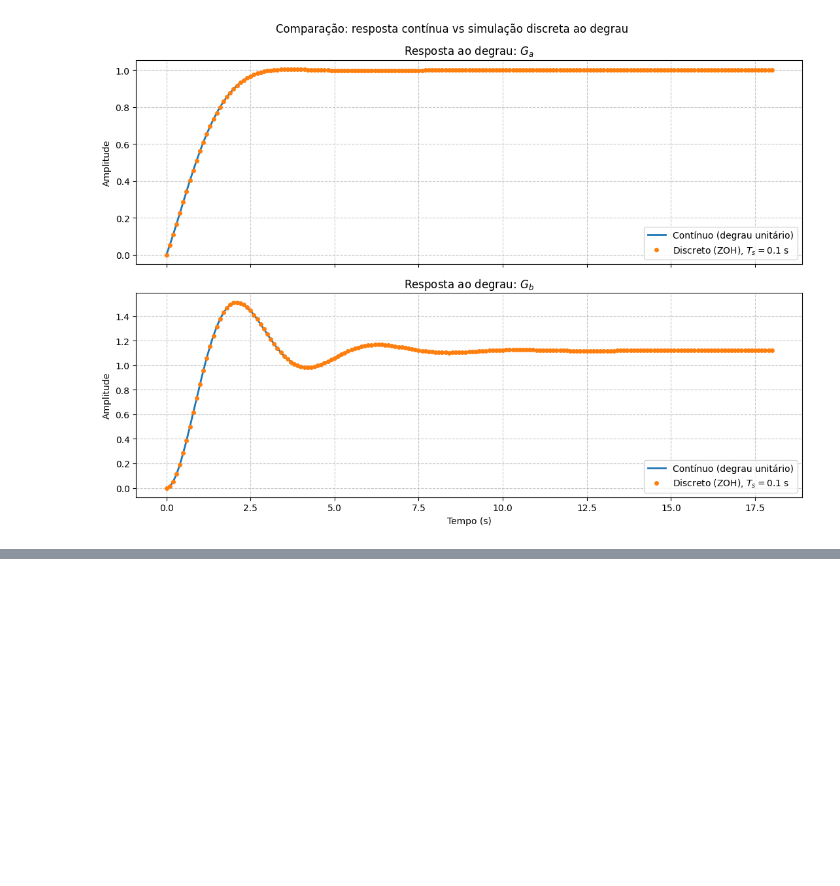
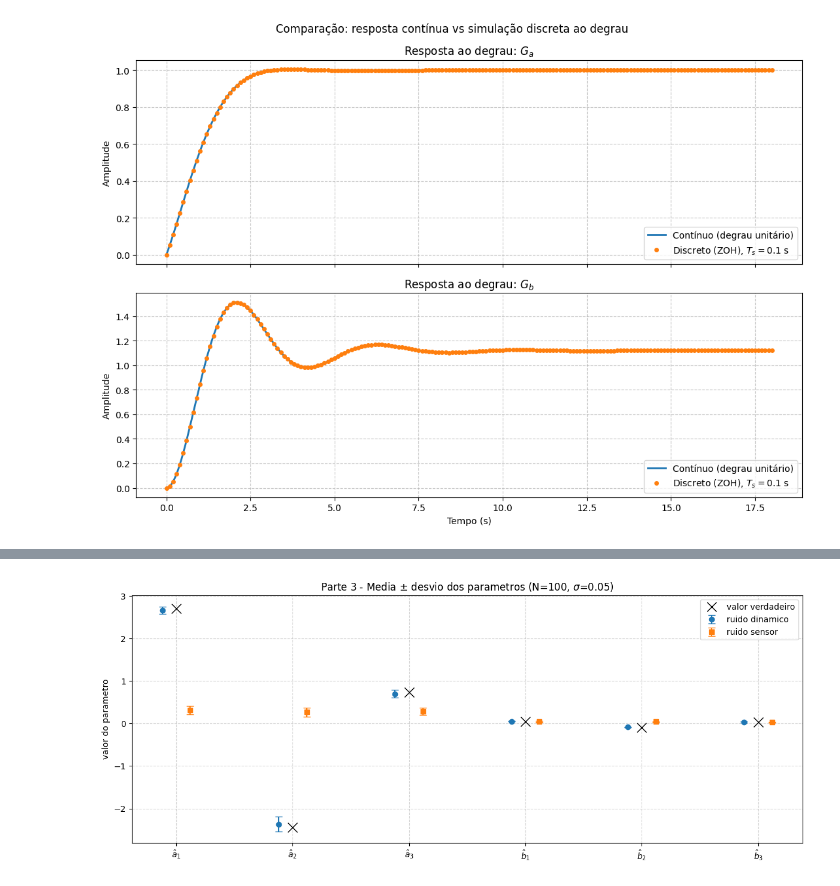
Before and after one commit to alexbatista/Introduction-to-idenfication-of-dynamic-sistems, a Jupyter notebook: Chapter5_book/roteiro_laboratorio_2.ipynb, the cells around one changed output, grey strips where cells are left out. Drawn from its saved outputs; the diff is of its cells as text; code cells hidden in the pictures; blank space fills up the shorter version.

```diff
--- a/Chapter5_book/roteiro_laboratorio_2.ipynb
+++ b/Chapter5_book/roteiro_laboratorio_2.ipynb
@@ -198,0 +348,83 @@ plt.show()
+# %%
+# ============================================================
+# Parte 3 - Monte Carlo: 100 realizacoes, ordem 3
+#   Caso A: ruido DINAMICO  -> injetado dentro do loop (realimenta)
+#   Caso B: ruido de SENSOR -> somado na saida ja simulada (nao realimenta)
+# ============================================================
+sigma   = 0.05
+N_MC    = 100
+n_model = 3
+
+
+def simulate_with_dynamic_noise(num, den, u, sigma, rng):
+    """Mesma simulacao da Parte 1, porem somando e[k] em cada passo."""
+    N = len(u)
+    y = np.zeros(N)
+    na = len(den) - 1
+    nb = len(num)
+    e = rng.normal(0.0, sigma, size=N)
+    for k in range(N):
+        acc = 0.0
+        for j in range(nb):
+            idx = k - (j + 1)
+            if idx >= 0:
+                acc += num[j] * u[idx]
+        for i in range(1, na + 1):
+            idx = k - i
+            if idx >= 0:
+                acc -= den[i] * y[idx]
+        y[k] = acc / den[0] + e[k]         # ruido realimenta no proximo passo
+    return y
+
+
+# Entrada unica (uniforme persistente) - so o ruido varia entre iteracoes
+rng_mc  = np.random.default_rng(seed=123)
+u_mc    = rng_mc.uniform(-1.0, 1.0, size=N)
+y_limpo = simulate_diffeq(num_a, den_a, u_mc)    # usada para o caso sensor
+
+thetas_dyn = np.zeros((N_MC, 2 * n_model))
+thetas_sen = np.zeros((N_MC, 2 * n_model))
+
+for i in range(N_MC):
+    rng_i = np.random.default_rng(seed=1000 + i)
+
+    # Caso A - ruido dinamico
+    y_dyn = simulate_with_dynamic_noise(num_a, den_a, u_mc, sigma, rng_i)
+    thetas_dyn[i], *_ = lse_fit(y_dyn, u_mc, n_model)
+
+    # Caso B - ruido de sensor (somado uma vez na saida limpa)
+    E = rng_i.normal(0.0, sigma, size=N)
+    y_sen = y_limpo + E
+    thetas_sen[i], *_ = lse_fit(y_sen, u_mc, n_model)
+
+# Valores "verdadeiros" no formato [a1, a2, a3, b1, b2, b3]
+# onde y[k] = a1 y[k-1] + ... + b1 u[k-1] + ...
+theta_true = np.concatenate([-den_a[1:], num_a])
+labels_param = [r"$\hat a_1$", r"$\hat a_2$", r"$\hat a_3$",
+                r"$\hat b_1$", r"$\hat b_2$", r"$\hat b_3$"]
+
+print(f"Monte Carlo - {N_MC} realizacoes, ordem {n_model}, sigma = {sigma}\n")
+print(f"{'param':<8}{'verdadeiro':>14}{'media dyn':>14}{'desvio dyn':>14}"
+      f"{'media sensor':>16}{'desvio sensor':>16}")
+for j in range(2 * n_model):
+    print(f"{labels_param[j]:<8}"
+          f"{theta_true[j]:>14.6f}"
+          f"{thetas_dyn[:, j].mean():>14.6f}{thetas_dyn[:, j].std():>14.6f}"
+          f"{thetas_sen[:, j].mean():>16.6f}{thetas_sen[:, j].std():>16.6f}")
+
+# Visualizacao: media +/- desvio de cada parametro nos dois casos
+fig, ax = plt.subplots(figsize=(12, 5))
+x = np.arange(2 * n_model)
+ax.errorbar(x - 0.12, thetas_dyn.mean(axis=0), yerr=thetas_dyn.std(axis=0),
+            fmt="o", capsize=4, label="ruido dinamico")
+ax.errorbar(x + 0.12, thetas_sen.mean(axis=0), yerr=thetas_sen.std(axis=0),
+            fmt="s", capsize=4, label="ruido sensor")
+ax.plot(x, theta_true, "kx", markersize=12, label="valor verdadeiro")
+ax.set_xticks(x); ax.set_xticklabels(labels_param)
+ax.set_ylabel("valor do parametro")
+ax.set_title(fr"Parte 3 - Media $\pm$ desvio dos parametros (N={N_MC}, $\sigma$={sigma})")
+ax.legend()
+ax.grid(True, linestyle="--", alpha=0.5)
+fig.tight_layout()
+plt.show()
+# %% [output]
@@ -198,0 +440 @@ plt.show()
+[figure, added]
```
Also changed, not shown: parts of 5 cells of this notebook, 2 other files.
